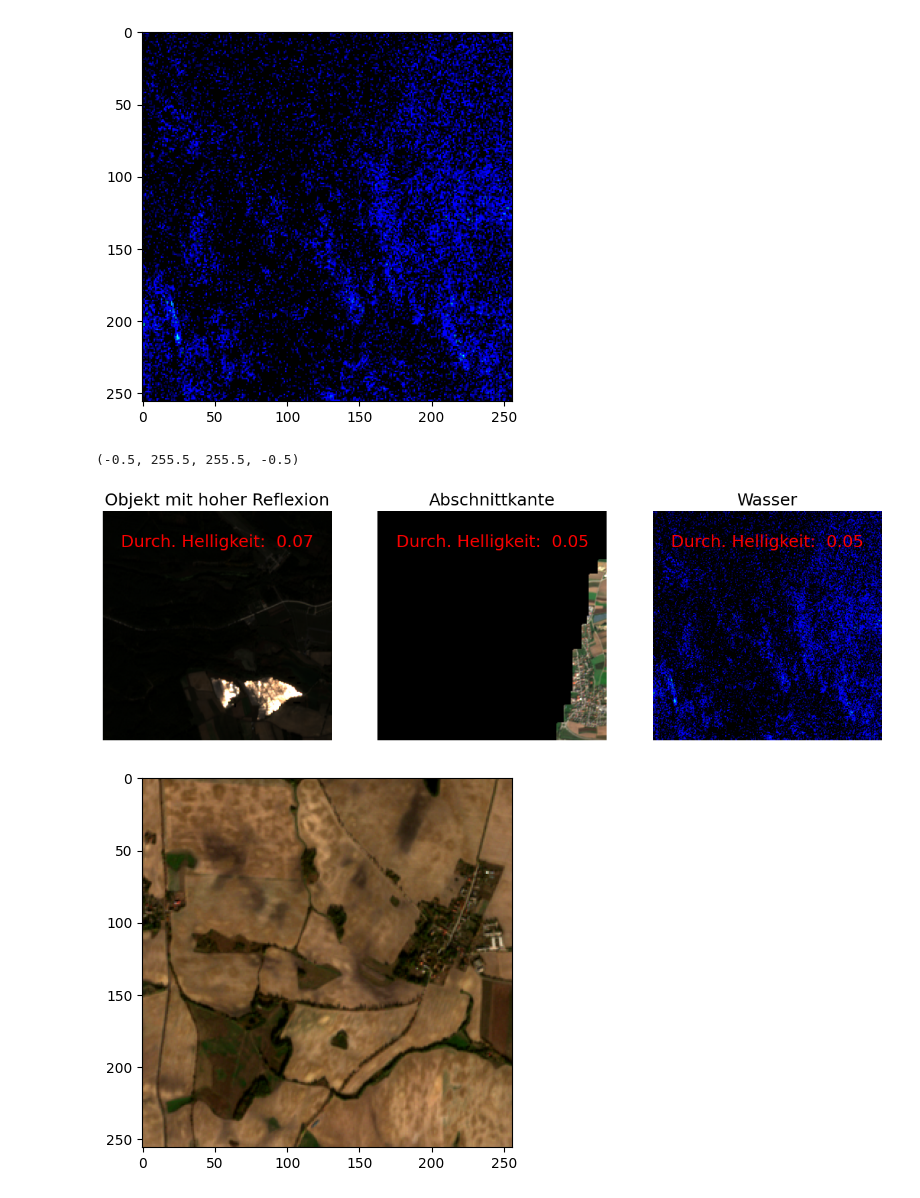
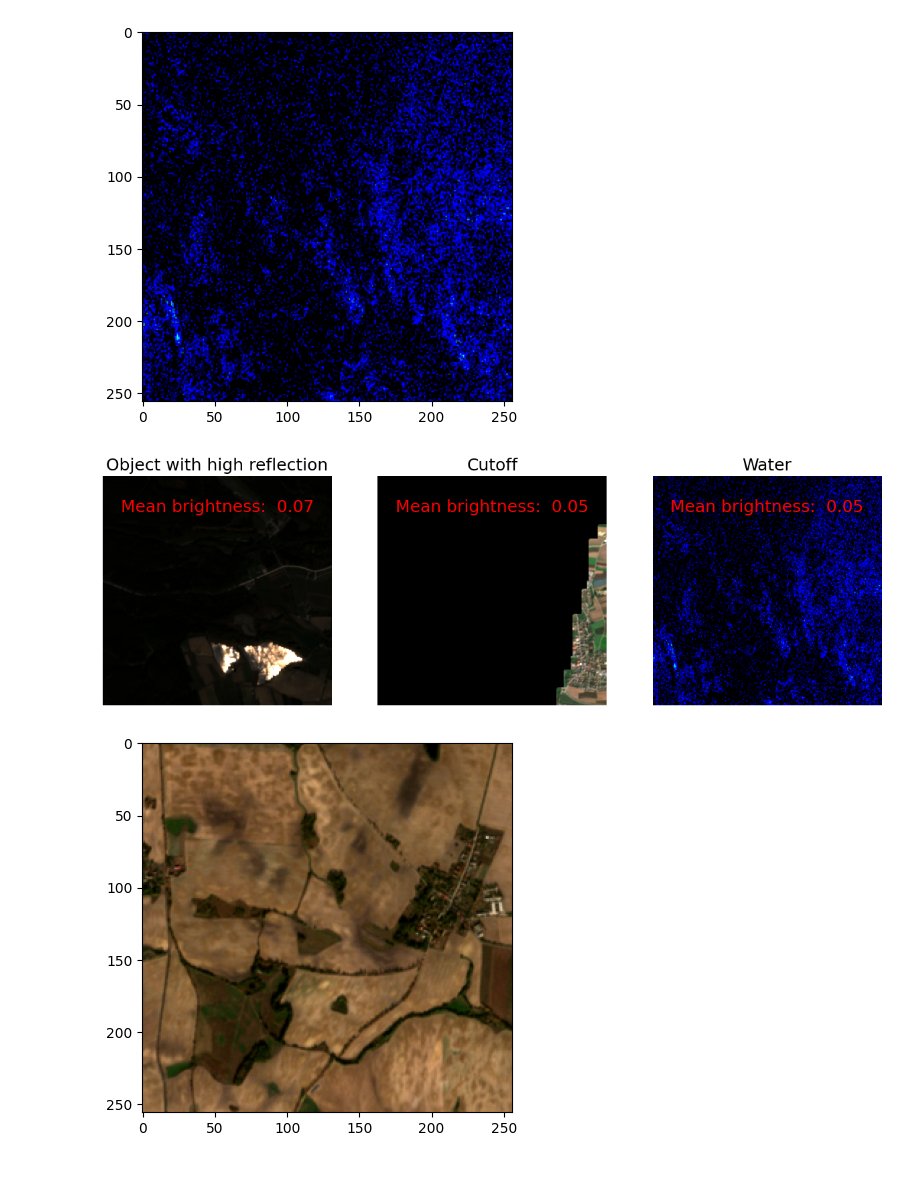
Before and after one commit to Taraman12/Solarpark-detection, a Jupyter notebook: Notebooks/ML_Modell/create_train_val_test_split.ipynb, the cells around one changed output. Saved outputs shown, nothing was run; the diff lists cells and outputs as text; code cells hidden in the pictures.

```diff
--- a/Notebooks/ML_Modell/create_train_val_test_split.ipynb
+++ b/Notebooks/ML_Modell/create_train_val_test_split.ipynb
@@ -402,20 +409,19 @@ avg_brightness_water_distortion = df.iloc[50, 0]
 # %%
 fig, (ax1, ax2, ax3) = plt.subplots(1, 3, figsize=(15, 5))
 ax1.imshow(image_with_high_reflectance)
-ax1.set_title('Objekt mit hoher Reflexion', fontsize=18)
-ax1.text(0.5, 0.9, f'Durch. Helligkeit: {avg_brightness_high_reflectance: .2f}', fontsize=18, horizontalalignment='center', verticalalignment='top', transform=ax1.transAxes, color='r')
+ax1.set_title('Object with high reflection', fontsize=18)
+ax1.text(0.5, 0.9, f'Mean brightness: {avg_brightness_high_reflectance: .2f}', fontsize=18, horizontalalignment='center', verticalalignment='top', transform=ax1.transAxes, color='r')
 ax1.axis('off')
 
 ax2.imshow(image_with_high_cutoff)
-ax2.set_title('Abschnittkante', fontsize=18)
-ax2.text(0.5, 0.9, f'Durch. Helligkeit: {avg_brightness_high_cutoff: .2f}', fontsize=18, horizontalalignment='center', verticalalignment='top', transform=ax2.transAxes, color='r')
+ax2.set_title('Cutoff', fontsize=18)
+ax2.text(0.5, 0.9, f'Mean brightness: {avg_brightness_high_cutoff: .2f}', fontsize=18, horizontalalignment='center', verticalalignment='top', transform=ax2.transAxes, color='r')
 ax2.axis('off')
 
 ax3.imshow(image_with_water_distortion)
-ax3.set_title('Wasser', fontsize=18)
-ax3.text(0.5, 0.9, f'Durch. Helligkeit: {avg_brightness_water_distortion: .2f}', fontsize=18, horizontalalignment='center', verticalalignment='top', transform=ax3.transAxes, color='r')
-ax3.axis('off')
+ax3.set_title('Water', fontsize=18)
+ax3.text(0.5, 0.9, f'Mean brightness: {avg_brightness_water_distortion: .2f}', fontsize=18, horizontalalignment='center', verticalalignment='top', transform=ax3.transAxes, color='r')
+ax3.axis('off');
 # %% [output]
-(-0.5, 255.5, 255.5, -0.5)
-[figure, old version]
+[figure, new version]
 # %%
```
Also changed, not shown: parts of 69 cells of this notebook, 2 other files.
